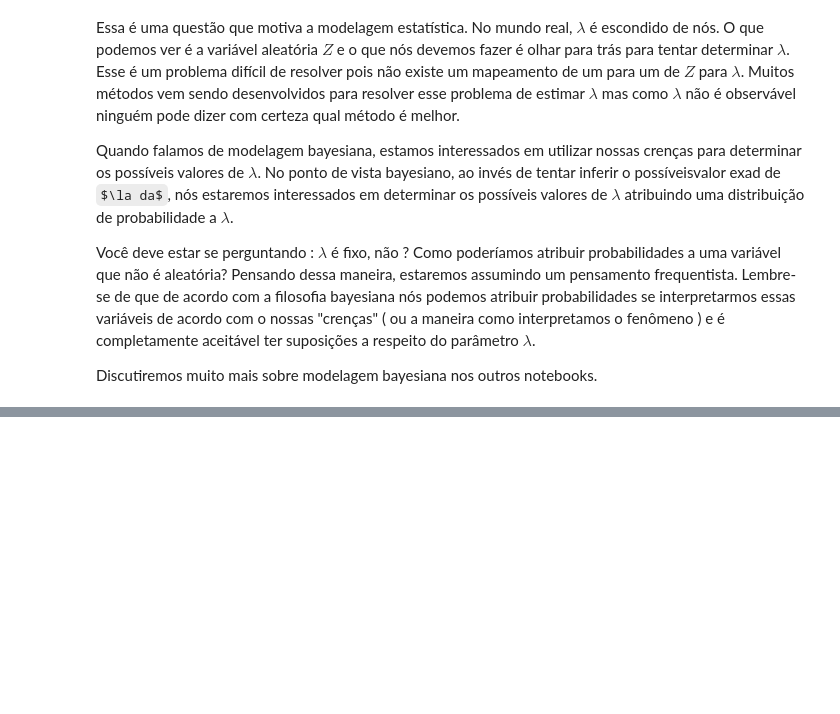
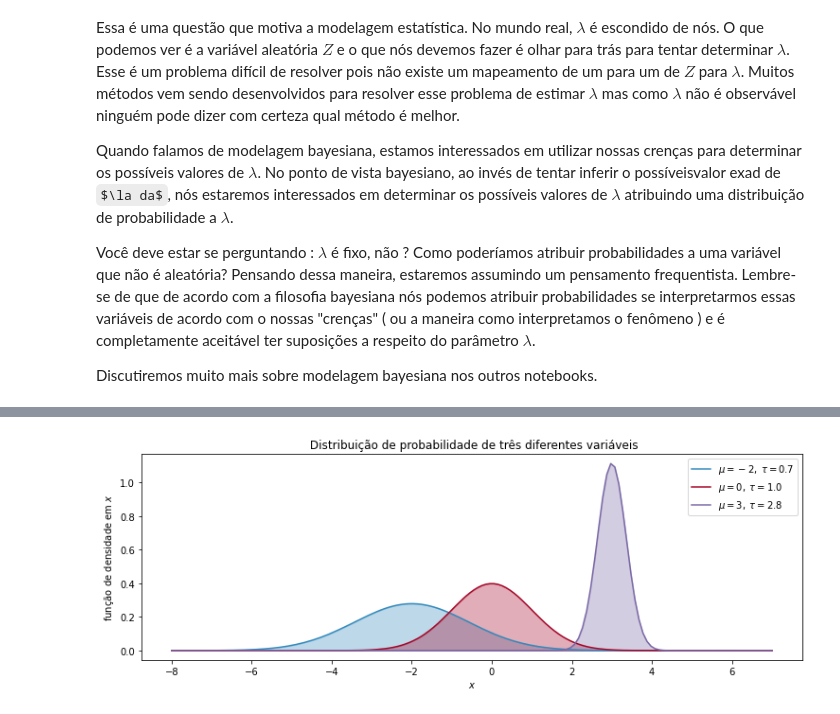
Before and after one commit to jmcabreira-zz/Bayesian-Modeling, a Jupyter notebook: Distribuicoes/Distribuicoes - Random Variables.ipynb, the cells around one changed output, grey strips where cells are left out. Saved outputs shown, nothing was run; the diff lists cells and outputs as text; code cells hidden in the pictures; some formulas as TeX source; blank space fills up the shorter version.

```diff
--- a/Distribuicoes/Distribuicoes - Random Variables.ipynb
+++ b/Distribuicoes/Distribuicoes - Random Variables.ipynb
@@ -218,0 +231,22 @@ Discutiremos muito mais sobre modelagem bayesiana nos outros notebooks.
+# %%
+import scipy.stats as stats
+
+nor = stats.norm
+x = np.linspace(-8, 7, 150)
+mu = (-2, 0, 3)
+tau = (.7, 1, 2.8)
+colors = ["#348ABD", "#A60628", "#7A68A6"]
+parameters = zip(mu, tau, colors)
+
+for _mu, _tau, _color in parameters:
+    plt.plot(x, nor.pdf(x, _mu, scale=1./_tau),
+             label="$\mu = %d,\;\\tau = %.1f$" % (_mu, _tau), color=_color)
+    plt.fill_between(x, nor.pdf(x, _mu, scale=1./_tau), color=_color,
+                     alpha=.33)
+
+plt.legend(loc="upper right")
+plt.xlabel("$x$")
+plt.ylabel("função de densidade em $x$")
+plt.title(" Distribuição de probabilidade de três diferentes variáveis");
+# %% [output]
+[figure, added]
```
Also changed, not shown: parts of 3 cells of this notebook.
